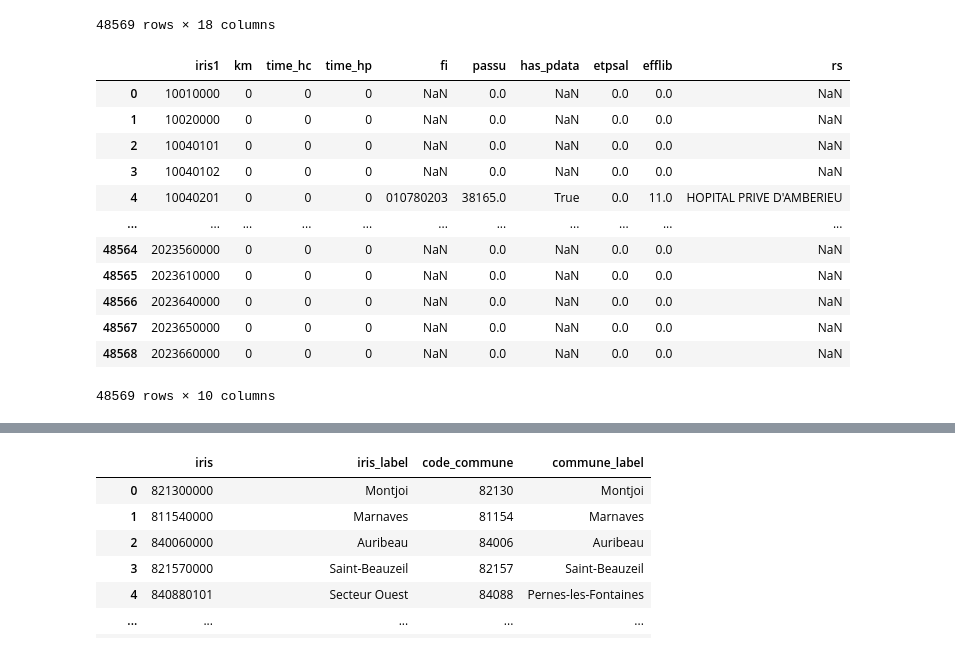
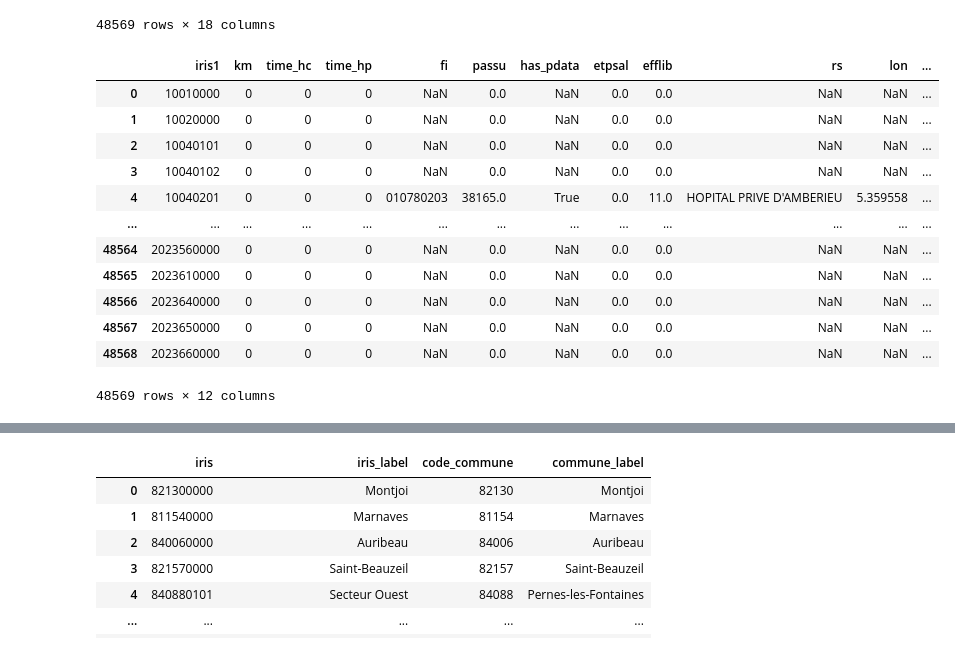
Before and after one commit to cyrilvincent/skema, a Jupyter notebook: sae/dist_france.ipynb, the cells around one changed output, grey strips where cells are left out. Cells and saved outputs as stored; diff of their text form; code cells hidden in the pictures.

Commit message:
dae_dist.py

```diff
--- a/sae/dist_france.ipynb
+++ b/sae/dist_france.ipynb
@@ -241,22 +253,22 @@ result
 | 48568 | 2023660000 | 2023660000 | 0 | 0 | 0 | 0 | 2023660000 | NaN | 0.0 | NaN | 0.0 | ... |
 48569 rows × 18 columns
 # %%
-dist_df = result[["iris1","km","time_hc","time_hp","fi","passu","has_pdata","etpsal","efflib","rs"]]
+dist_df = result[["iris1","km","time_hc","time_hp","fi","passu","has_pdata","etpsal","efflib","rs","lon","lat"]]
 dist_df
 # %% [output]
-|  | iris1 | km | time_hc | time_hp | fi | passu | has_pdata | etpsal | efflib | rs |
-| 0 | 10010000 | 0 | 0 | 0 | NaN | 0.0 | NaN | 0.0 | 0.0 | NaN |
-| 1 | 10020000 | 0 | 0 | 0 | NaN | 0.0 | NaN | 0.0 | 0.0 | NaN |
-| 2 | 10040101 | 0 | 0 | 0 | NaN | 0.0 | NaN | 0.0 | 0.0 | NaN |
-| 3 | 10040102 | 0 | 0 | 0 | NaN | 0.0 | NaN | 0.0 | 0.0 | NaN |
-| 4 | 10040201 | 0 | 0 | 0 | 010780203 | 38165.0 | True | 0.0 | 11.0 | HOPITAL PRIVE D'AMBERIEU |
-| ... | ... | ... | ... | ... | ... | ... | ... | ... | ... | ... |
-| 48564 | 2023560000 | 0 | 0 | 0 | NaN | 0.0 | NaN | 0.0 | 0.0 | NaN |
-| 48565 | 2023610000 | 0 | 0 | 0 | NaN | 0.0 | NaN | 0.0 | 0.0 | NaN |
-| 48566 | 2023640000 | 0 | 0 | 0 | NaN | 0.0 | NaN | 0.0 | 0.0 | NaN |
-| 48567 | 2023650000 | 0 | 0 | 0 | NaN | 0.0 | NaN | 0.0 | 0.0 | NaN |
-| 48568 | 2023660000 | 0 | 0 | 0 | NaN | 0.0 | NaN | 0.0 | 0.0 | NaN |
+|  | iris1 | km | time_hc | time_hp | fi | passu | has_pdata | etpsal | efflib | rs | lon | ... |
+| 0 | 10010000 | 0 | 0 | 0 | NaN | 0.0 | NaN | 0.0 | 0.0 | NaN | NaN | ... |
+| 1 | 10020000 | 0 | 0 | 0 | NaN | 0.0 | NaN | 0.0 | 0.0 | NaN | NaN | ... |
+| 2 | 10040101 | 0 | 0 | 0 | NaN | 0.0 | NaN | 0.0 | 0.0 | NaN | NaN | ... |
+| 3 | 10040102 | 0 | 0 | 0 | NaN | 0.0 | NaN | 0.0 | 0.0 | NaN | NaN | ... |
+| 4 | 10040201 | 0 | 0 | 0 | 010780203 | 38165.0 | True | 0.0 | 11.0 | HOPITAL PRIVE D'AMBERIEU | 5.359558 | ... |
+| ... | ... | ... | ... | ... | ... | ... | ... | ... | ... | ... | ... | ... |
+| 48564 | 2023560000 | 0 | 0 | 0 | NaN | 0.0 | NaN | 0.0 | 0.0 | NaN | NaN | ... |
+| 48565 | 2023610000 | 0 | 0 | 0 | NaN | 0.0 | NaN | 0.0 | 0.0 | NaN | NaN | ... |
+| 48566 | 2023640000 | 0 | 0 | 0 | NaN | 0.0 | NaN | 0.0 | 0.0 | NaN | NaN | ... |
+| 48567 | 2023650000 | 0 | 0 | 0 | NaN | 0.0 | NaN | 0.0 | 0.0 | NaN | NaN | ... |
+| 48568 | 2023660000 | 0 | 0 | 0 | NaN | 0.0 | NaN | 0.0 | 0.0 | NaN | NaN | ... |
-48569 rows × 10 columns
+48569 rows × 12 columns
 # %%
 dist_df2 = dist_df.assign(time_hc=dist_df['time_hc'].where(dist_df['fi'].notna()))
 dist_df2 = dist_df2.assign(time_hp=dist_df['time_hp'].where(dist_df['fi'].notna()))
```
Also changed, not shown: parts of 8 cells of this notebook, 2 other files.
